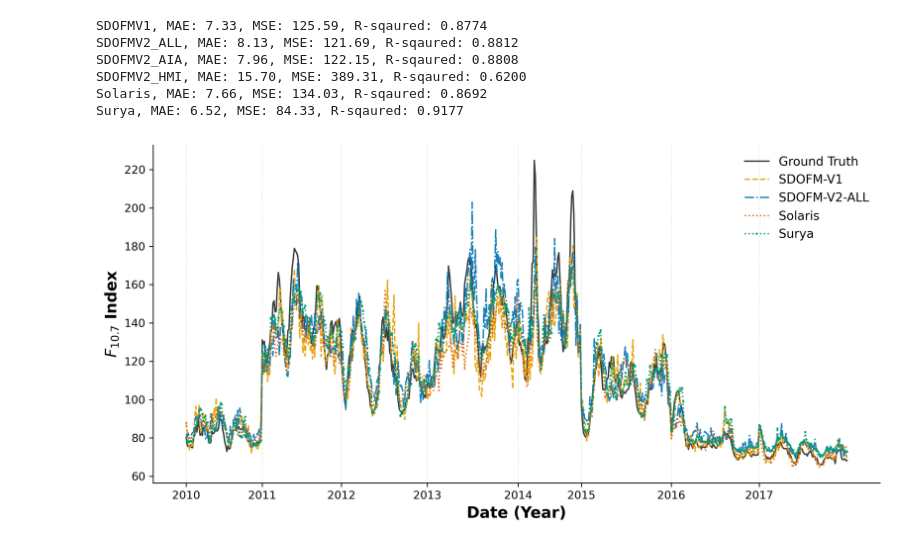
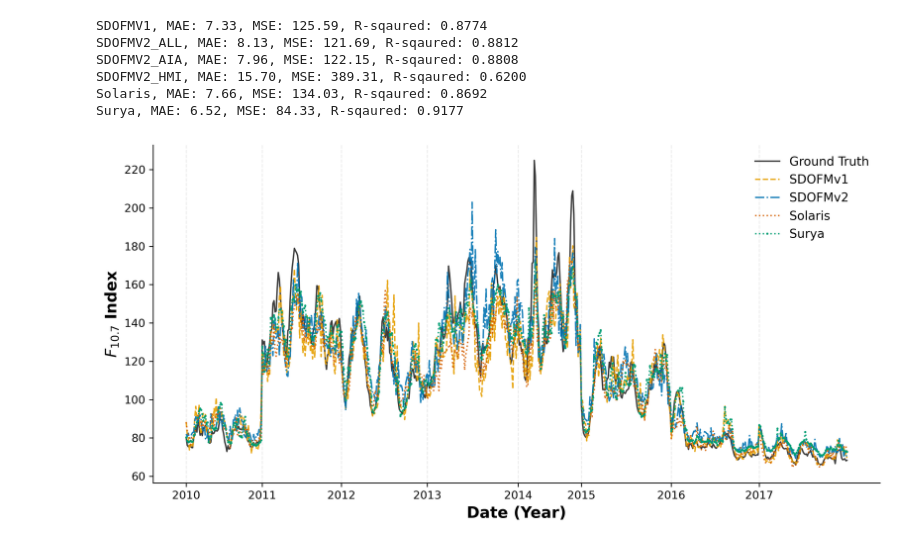
Before and after one commit to Joaggi/sdofmv2, a Jupyter notebook: notebooks/analysis/ds/f107/f107_result_visualization.ipynb, the cells around one changed output. Drawn from its saved outputs; the diff is of its cells as text; code cells hidden in the pictures.

Commit message:
update visualization notebooks

```diff
--- a/notebooks/analysis/ds/f107/f107_result_visualization.ipynb
+++ b/notebooks/analysis/ds/f107/f107_result_visualization.ipynb
@@ -153,7 +153,7 @@ ax.plot(
 # SDOMF-V1 (Okabe-Ito Orange)
 ax.plot(
     x_v1, df_merged["prediction_denorm_sdofmv1"],
-    label="SDOFM-V1",
+    label="SDOFMv1",
     color='#E69F00',
     linewidth=1.3,
     linestyle='--',
@@ -163,7 +163,7 @@ ax.plot(
 # SDOMF-V2 (Okabe-Ito Blue)
 ax.plot(
     x_v1, df_merged["prediction_denorm_sdofmv2"],
-    label="SDOFM-V2-ALL",
+    label="SDOFMv2",
     color='#0072B2',
     linewidth=1.3,
     linestyle='-.',
@@ -193,31 +193,31 @@ ax.plot(
 ax.plot(
     x_v1, df_merged["prediction_denorm_surya"],
     label="Surya",
     color='#009E73',
     linewidth=1.3,
     linestyle=':',
     marker=".",
     markersize=2,
     alpha=0.95
 )
 
 ax.set_xlabel("Date (Year)", fontsize=14, fontweight='bold')
 ax.set_ylabel(r"$F_{10.7}$ Index", fontsize=14, fontweight='bold')
 
 unique_years, indices = np.unique(years, return_index=True)
 ax.set_xticks(indices)
 ax.set_xticklabels(unique_years)
 
 # Clean journal style
 ax.spines['top'].set_visible(False)
 ax.spines['right'].set_visible(False)
 
 ax.grid(True, axis='x', linestyle='--', alpha=0.25)
 
 ax.legend(frameon=False, fontsize=11)
 
 plt.tight_layout()
 plt.savefig("f107_result_plot.pdf", format='pdf', bbox_inches='tight')
 plt.show()
 # %% [output]
-[figure, old version]
+[figure, new version]
```
Also changed, not shown: parts of 1 cell of this notebook, 15 other files.
